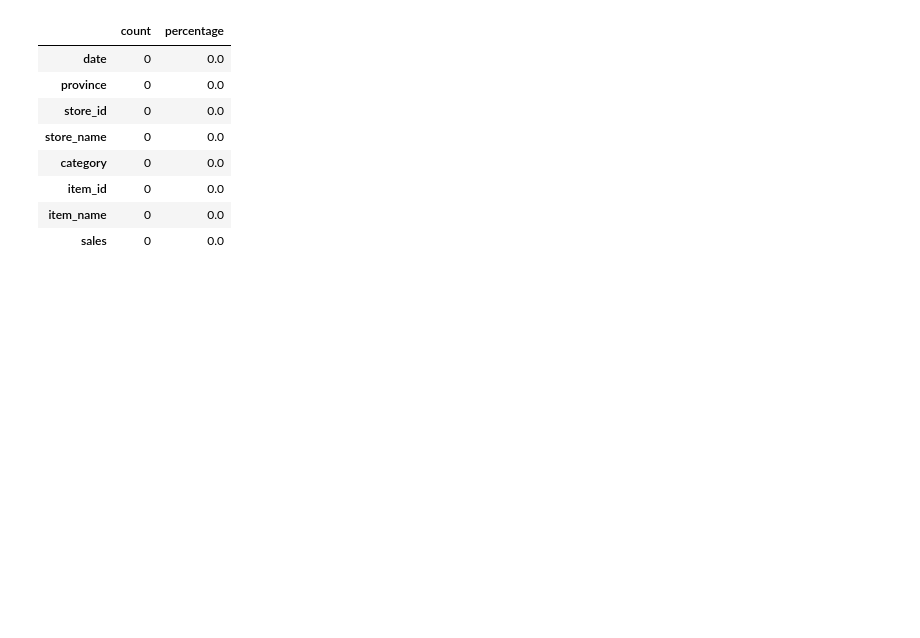
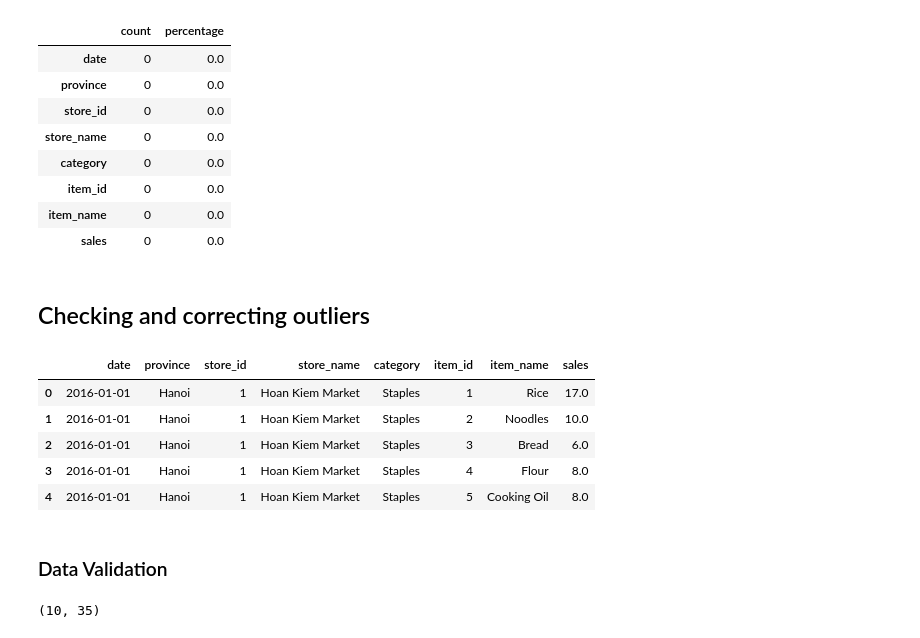
Before and after one commit to btduyforwork/sales_forecasting_xai, a Jupyter notebook: notebooks/01_preprocessing.ipynb, the cells around one changed output. Saved outputs shown, nothing was run; the diff lists cells and outputs as text; code cells hidden in the pictures; blank space fills up the shorter version.

```diff
--- a/notebooks/01_preprocessing.ipynb
+++ b/notebooks/01_preprocessing.ipynb
@@ -76,3 +71,30 @@ check_missing_value(df_sales_filled)
 | item_id | 0 | 0.0 |
 | item_name | 0 | 0.0 |
 | sales | 0 | 0.0 |
+# %% [markdown]
+## Checking and correcting outliers
+# %%
+df_sales_filled.head()
+# %% [output]
+|  | date | province | store_id | store_name | category | item_id | item_name | sales |
+| 0 | 2016-01-01 | Hanoi | 1 | Hoan Kiem Market | Staples | 1 | Rice | 17.0 |
+| 1 | 2016-01-01 | Hanoi | 1 | Hoan Kiem Market | Staples | 2 | Noodles | 10.0 |
+| 2 | 2016-01-01 | Hanoi | 1 | Hoan Kiem Market | Staples | 3 | Bread | 6.0 |
+| 3 | 2016-01-01 | Hanoi | 1 | Hoan Kiem Market | Staples | 4 | Flour | 8.0 |
+| 4 | 2016-01-01 | Hanoi | 1 | Hoan Kiem Market | Staples | 5 | Cooking Oil | 8.0 |
+# %% [markdown]
+### Data Validation
+# %%
+# Check if dupplicate rows exist
+df_sales.duplicated().sum()
+
+#   Invalid sales
+df_sales[df_sales["sales"] < 0]
+
+#  Date range
+df_sales["date"].min(), df_sales["date"].max()
+
+# Unique identifiers
+df_sales["store_id"].nunique(), df_sales["item_id"].nunique()
+# %% [output]
+(10, 35)
```
Also changed, not shown: parts of 10 cells of this notebook.
